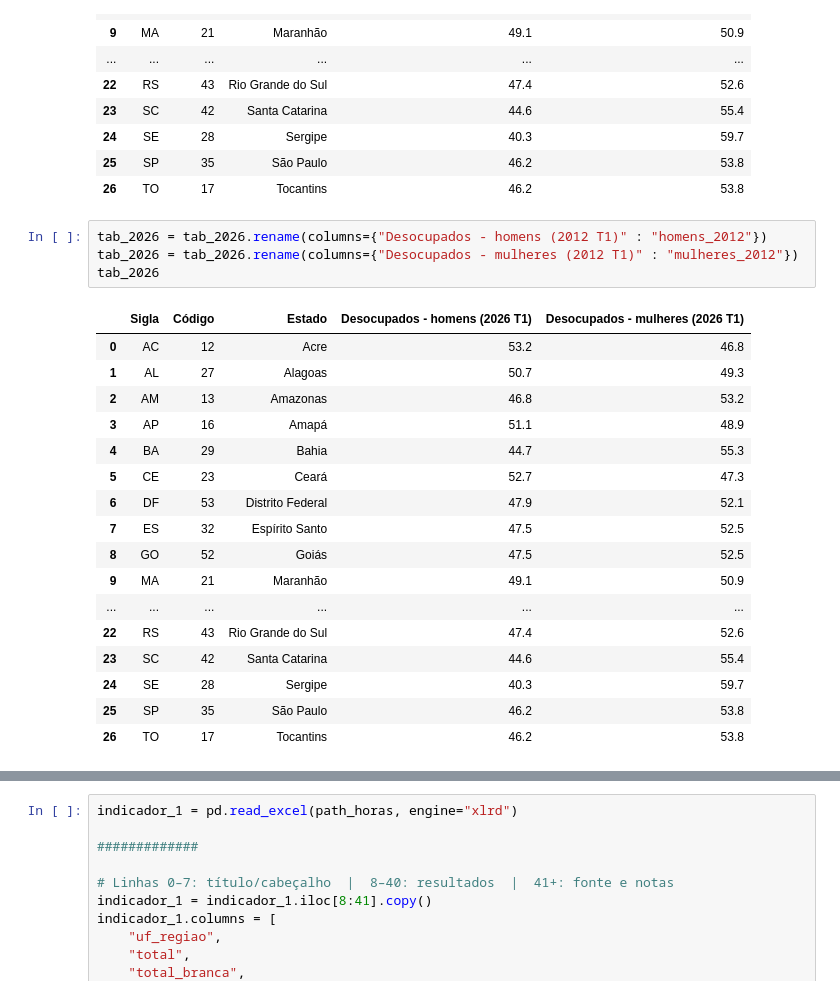
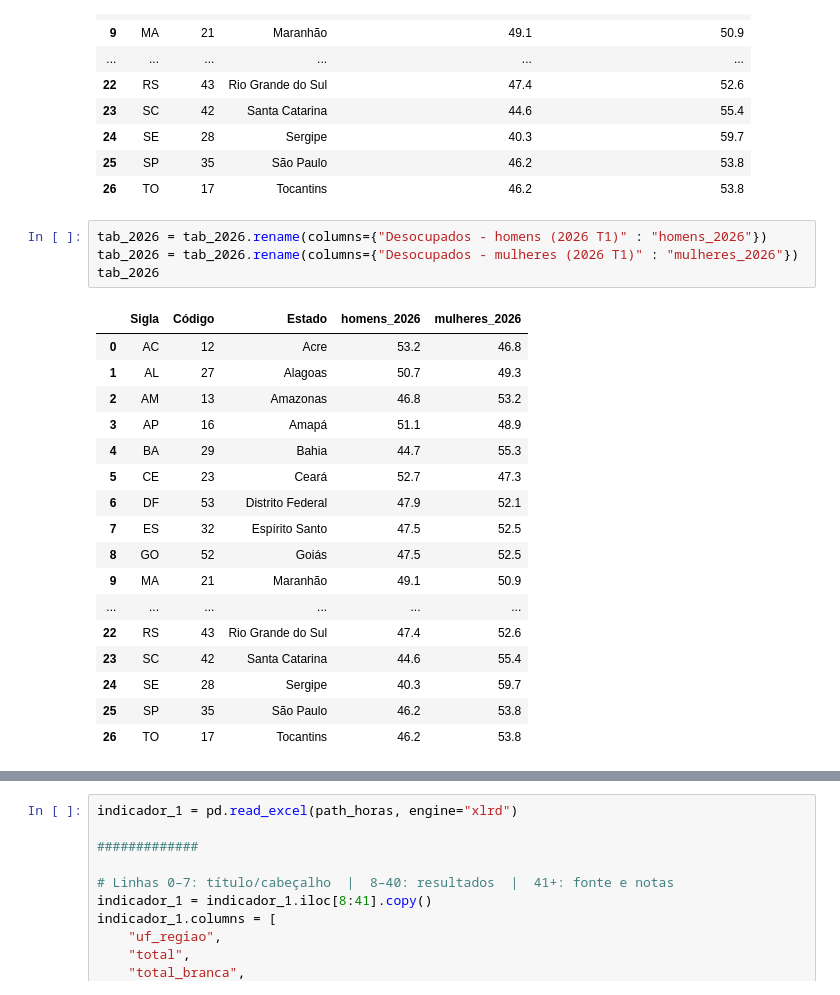
Before and after one commit to Pelissonn/analise_dados, a Jupyter notebook: atividade6/merge.ipynb, the cells around one changed output, grey strips where cells are left out. Drawn from its saved outputs; the diff is of its cells as text.

```diff
--- a/atividade6/merge.ipynb
+++ b/atividade6/merge.ipynb
@@ -73,11 +73,11 @@ tab_2026
 | 25 | SP | 35 | São Paulo | 46.2 | 53.8 |
 | 26 | TO | 17 | Tocantins | 46.2 | 53.8 |
 # %%
-tab_2026 = tab_2026.rename(columns={"Desocupados - homens (2012 T1)" : "homens_2012"})
-tab_2026 = tab_2026.rename(columns={"Desocupados - mulheres (2012 T1)" : "mulheres_2012"})
+tab_2026 = tab_2026.rename(columns={"Desocupados - homens (2026 T1)" : "homens_2026"})
+tab_2026 = tab_2026.rename(columns={"Desocupados - mulheres (2026 T1)" : "mulheres_2026"})
 tab_2026
 # %% [output]
-|  | Sigla | Código | Estado | Desocupados - homens (2026 T1) | Desocupados - mulheres (2026 T1) |
+|  | Sigla | Código | Estado | homens_2026 | mulheres_2026 |
 | 0 | AC | 12 | Acre | 53.2 | 46.8 |
 | 1 | AL | 27 | Alagoas | 50.7 | 49.3 |
 | 2 | AM | 13 | Amazonas | 46.8 | 53.2 |
```
Also changed, not shown: parts of 4 cells of this notebook, 2 other files.
